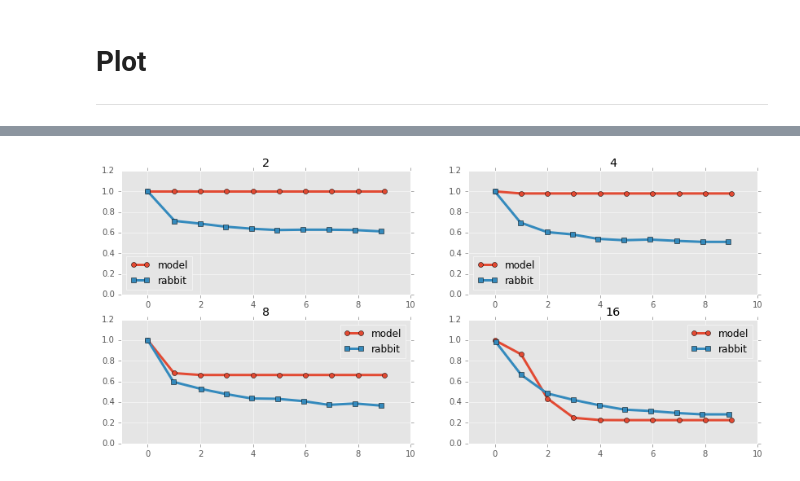
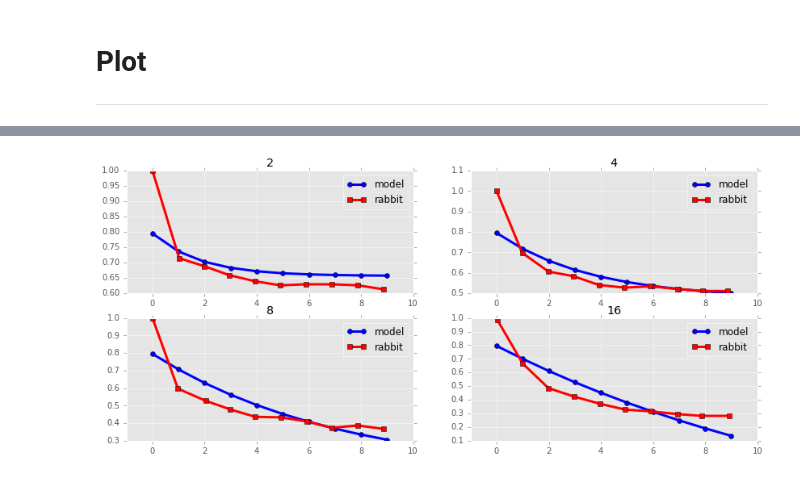
Before and after one commit to mbeyeler/pulse2percept, a Jupyter notebook: examples/notebooks/2.0-freeman2011-fit.ipynb, the cells around one changed output, grey strips where cells are left out. Drawn from its saved outputs; the diff is of its cells as text; code cells hidden in the pictures.

```diff
--- a/examples/notebooks/2.0-freeman2011-fit.ipynb
+++ b/examples/notebooks/2.0-freeman2011-fit.ipynb
@@ -209,17 +185,15 @@ def run_model(k1, implant, retina):
 
     return model
 # %%
-def mse_model_fast(x, implant, retina, freeman):
-    print(x)
-    k1 = x
-    model = run_model(k1, implant, retina)
+def mse_model_fast(x, implant, retina, freeman, freqs):
+    model = run_model(x, implant, retina, freqs)
 
     mse = 0
-    for freq in [2, 4, 8, 16]:
+    for freq in model['freqs']:
         cond = str(freq)
-        mse += np.mean(np.abs(model['norm_resp'][cond] - freeman['norm_resp'][cond][:, 1]) ** 2)
+        mse += np.mean(np.abs(model[cond]['resp'] - freeman['norm_resp'][cond][:, 1]) ** 2)
 
-    print(mse)
+    print('[' + str(x).strip('[]') + ']:\t' + str(mse))
     return mse
 # %%
 implant = e2cm.ElectrodeArray('epiretinal', 40.0 / 2, -500, -500, 25.0)
@@ -229,3 +203,5 @@ axon_lambda = 2
 retina = e2cm.Retina(sampling=r_sampling, axon_lambda=axon_lambda, rot=0,
                      xlo=implant[0].x_center, xhi=implant[0].x_center,
                      ylo=implant[0].y_center, yhi=implant[0].y_center)
+
+freqs = [2, 4, 8, 16]
@@ -271,0 +208,3 @@ array([ 1.0125])
+# %%
+res = minimize(mse_model_fast, [10.0, 0.4, 1.0, 0.0], args=(implant, retina, freeman, freqs),
+               method='L-BFGS-B', bounds=[(1.0, 200.0), (0.01, 2.0), (0.01, 10.0), (-100.0, 100.0)])
@@ -281,0 +245,3 @@ model = run_model(xopt, implant, retina)
+# %%
+test_freqs = [2, 4, 8, 16]
+model = run_model(res.x, implant, retina, test_freqs)
@@ -282,18 +296,20 @@ model = run_model(xopt, implant, retina)
 # %%
-num_cols = np.floor(np.sqrt(len(model['norm_resp'])))
-num_rows = np.ceil(len(model['norm_resp']) / num_cols)
+num_cols = np.floor(np.sqrt(len(test_freqs)))
+num_rows = np.ceil(len(test_freqs) / num_cols)
 plt.figure(figsize=(14, 6))
-for i, freq in enumerate([2, 4, 8, 16]):
+for i, freq in enumerate(test_freqs):
     freqstr = str(freq)
     plt.subplot(num_rows, num_cols, i + 1)
-    plt.plot(model['norm_resp'][freqstr], 'o-',
-             linewidth=3, label='model')
-    plt.plot(freeman['norm_resp'][freqstr][:, 0] - 1,
-             freeman['norm_resp'][freqstr][:, 1], 's-',
-             linewidth=3, label='rabbit')
+    if 'resp' in model[freqstr]:
+        plt.plot(model[freqstr]['resp'], 'o-b',
+                 linewidth=3, label='model')
+    if freqstr in freeman['norm_resp']:
+        plt.plot(freeman['norm_resp'][freqstr][:, 0] - 1,
+                 freeman['norm_resp'][freqstr][:, 1], 's-r',
+                 linewidth=3, label='rabbit')
     plt.title(freqstr)
-    plt.ylim(0, 1.2)
+#     plt.ylim(0, 1.2)
     plt.xlim(-1, 10)
     plt.legend(loc='best')
 # %% [output]
-[figure, old version]
+[figure, new version]
```
Also changed, not shown: parts of 14 cells of this notebook, 3 other files.
